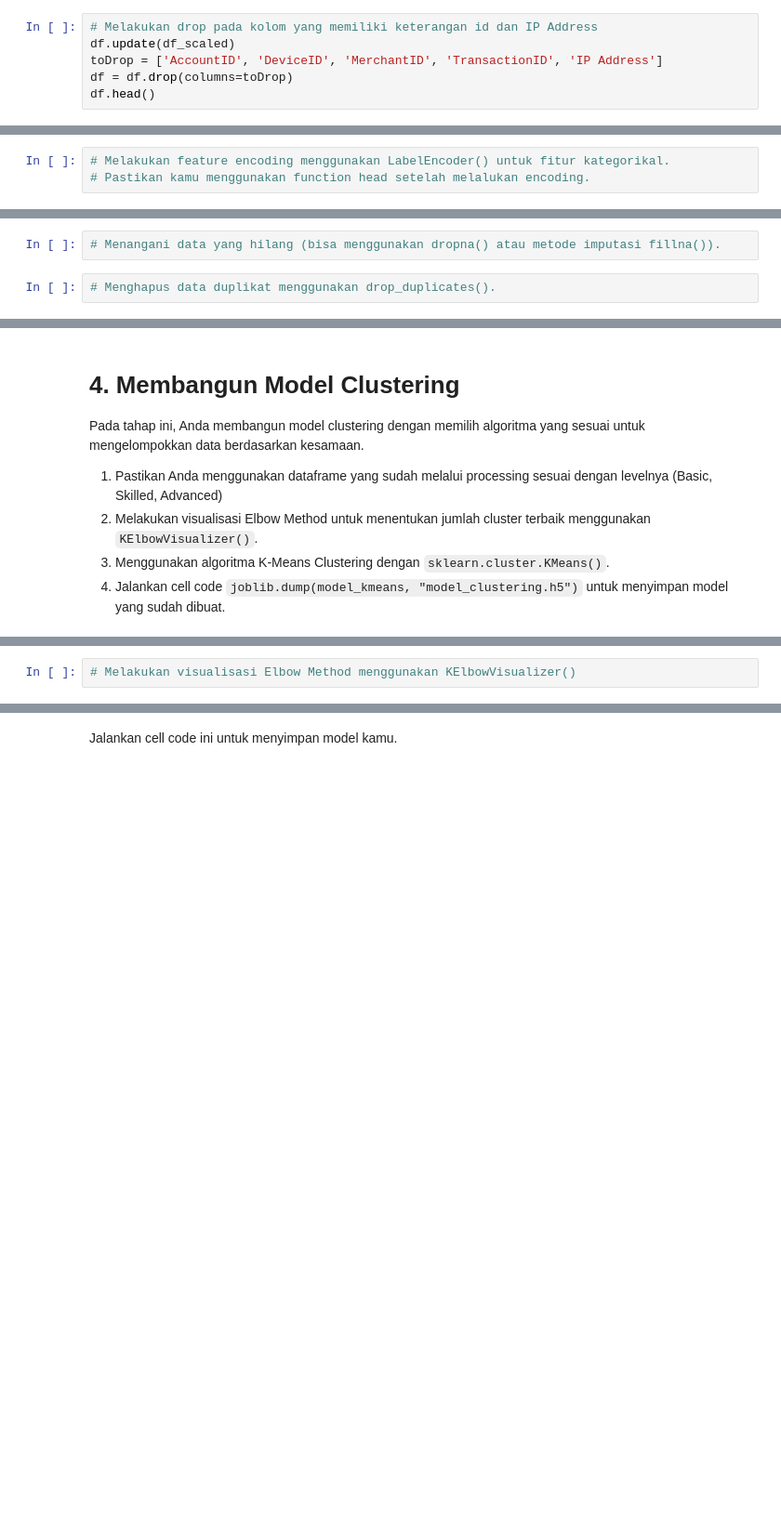
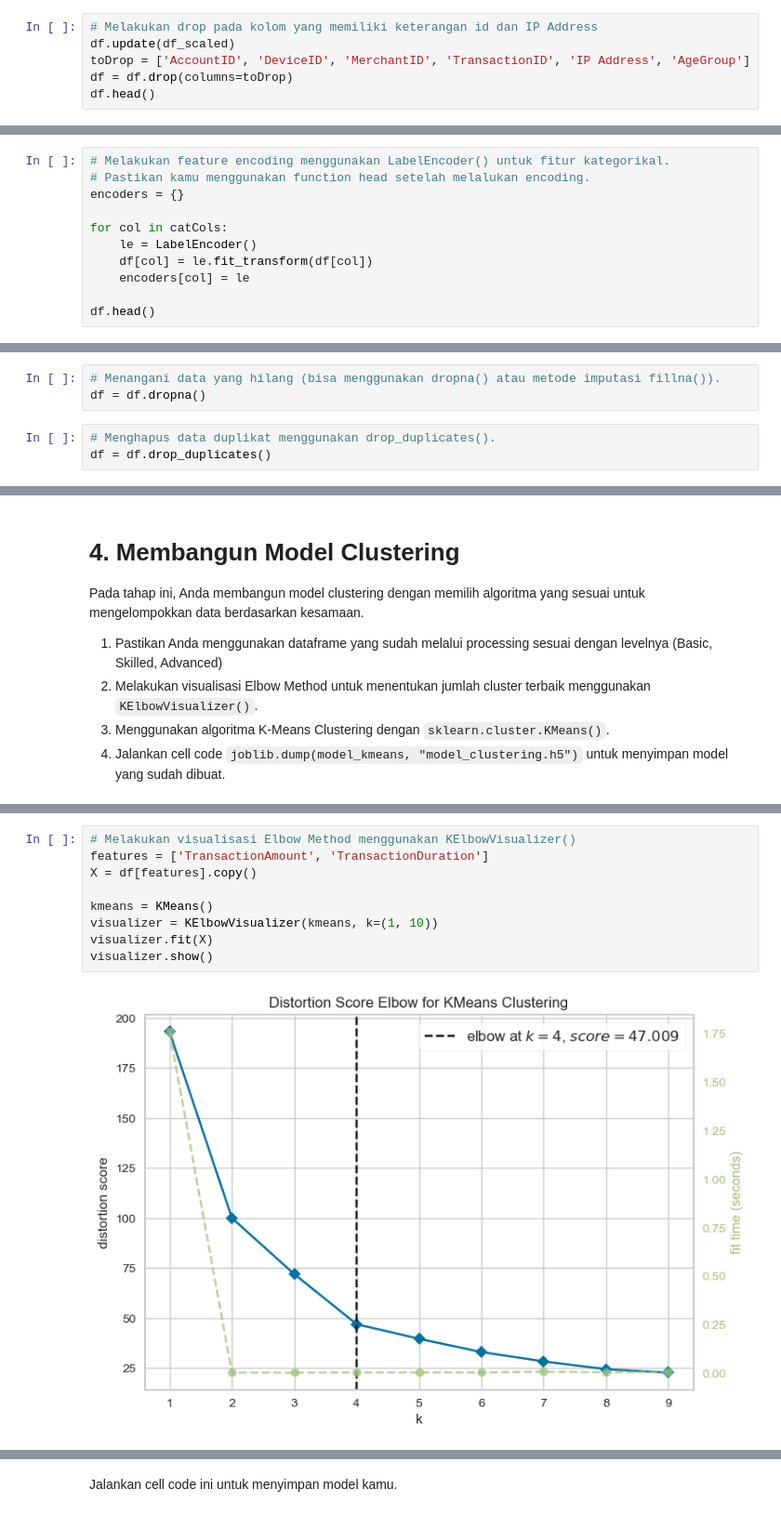
Before and after one commit to bluga404/ml-project-dicoding, a Jupyter notebook: [Clustering]_Submission_Akhir_BMLP_Walker_Valentinus_Simanjuntak.ipynb, the cells around one changed output, grey strips where cells are left out. Shown at 93% size. Saved outputs shown, nothing was run; the diff lists cells and outputs as text; blank space fills up the shorter version.

```diff
--- a/[Clustering]_Submission_Akhir_BMLP_Walker_Valentinus_Simanjuntak.ipynb
+++ b/[Clustering]_Submission_Akhir_BMLP_Walker_Valentinus_Simanjuntak.ipynb
@@ -374,6 +411,6 @@ df_scaled.head()
 # %%
 # Melakukan drop pada kolom yang memiliki keterangan id dan IP Address
 df.update(df_scaled)
-toDrop = ['AccountID', 'DeviceID', 'MerchantID', 'TransactionID', 'IP Address']
+toDrop = ['AccountID', 'DeviceID', 'MerchantID', 'TransactionID', 'IP Address', 'AgeGroup']
 df = df.drop(columns=toDrop)
 df.head()
@@ -380,3 +424,11 @@ df.head()
 # %%
 # Melakukan feature encoding menggunakan LabelEncoder() untuk fitur kategorikal.
 # Pastikan kamu menggunakan function head setelah melalukan encoding.
+encoders = {}
+
+for col in catCols:
+    le = LabelEncoder()
+    df[col] = le.fit_transform(df[col])
+    encoders[col] = le
+
+df.head()
@@ -390,8 +461,10 @@ df.head()
 **Biarkan kosong jika tidak menerapkan kriteria skilled**
 # %%
 # Menangani data yang hilang (bisa menggunakan dropna() atau metode imputasi fillna()).
+df = df.dropna()
 # %%
 # Menghapus data duplikat menggunakan drop_duplicates().
+df = df.drop_duplicates()
 # %% [markdown]
 (Opsional) Pembersihan dan Pra Pemrosesan Data [Advanced]
 
@@ -418,2 +501,11 @@ Pada tahap ini, Anda membangun model clustering dengan memilih algoritma yang se
-# %%
-# Melakukan visualisasi Elbow Method menggunakan KElbowVisualizer()
+# %%
+# Melakukan visualisasi Elbow Method menggunakan KElbowVisualizer()
+features = ['TransactionAmount', 'TransactionDuration']
+X = df[features].copy()
+
+kmeans = KMeans()
+visualizer = KElbowVisualizer(kmeans, k=(1, 10))
+visualizer.fit(X)
+visualizer.show()
+# %% [output]
+[figure, added]
```
Also changed, not shown: parts of 37 cells of this notebook, 6 other files.
